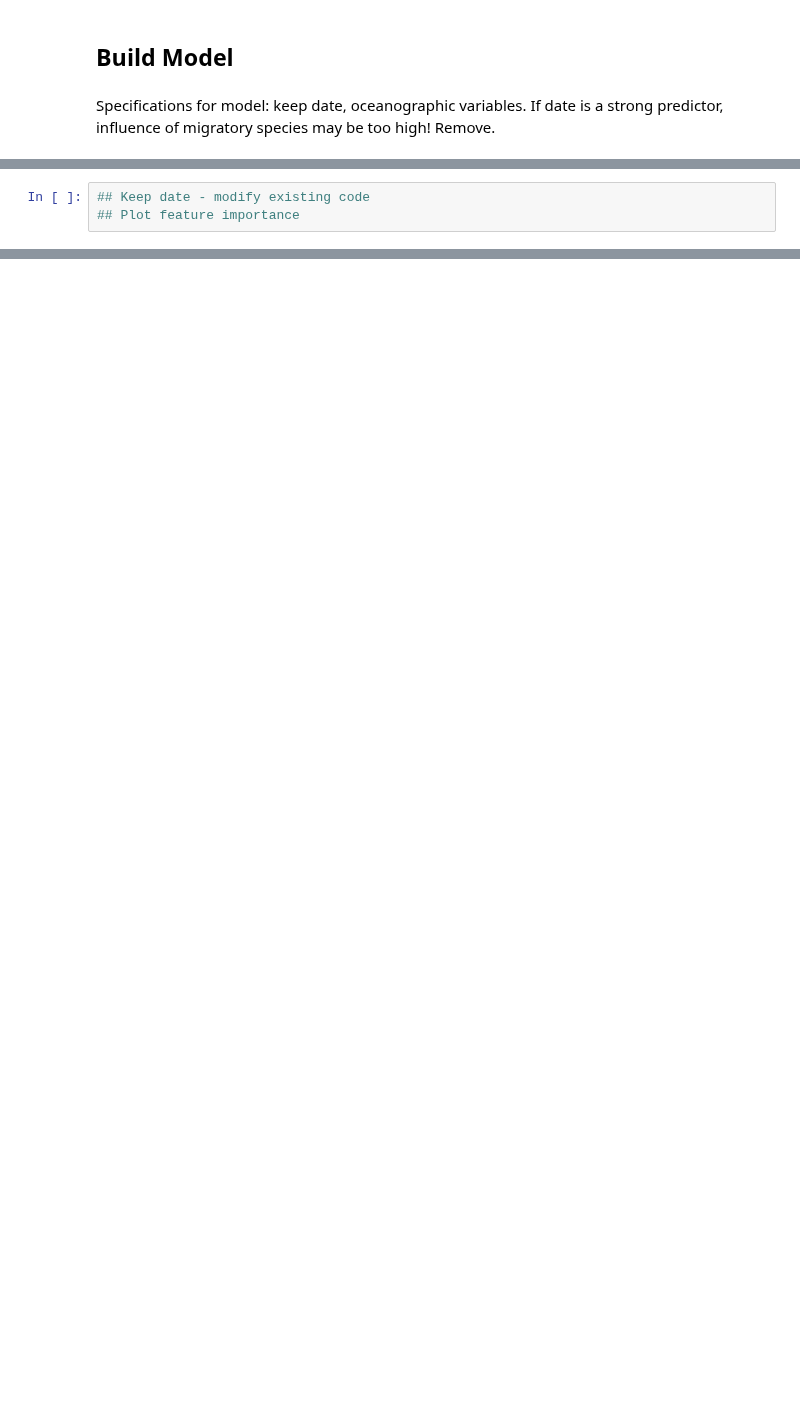
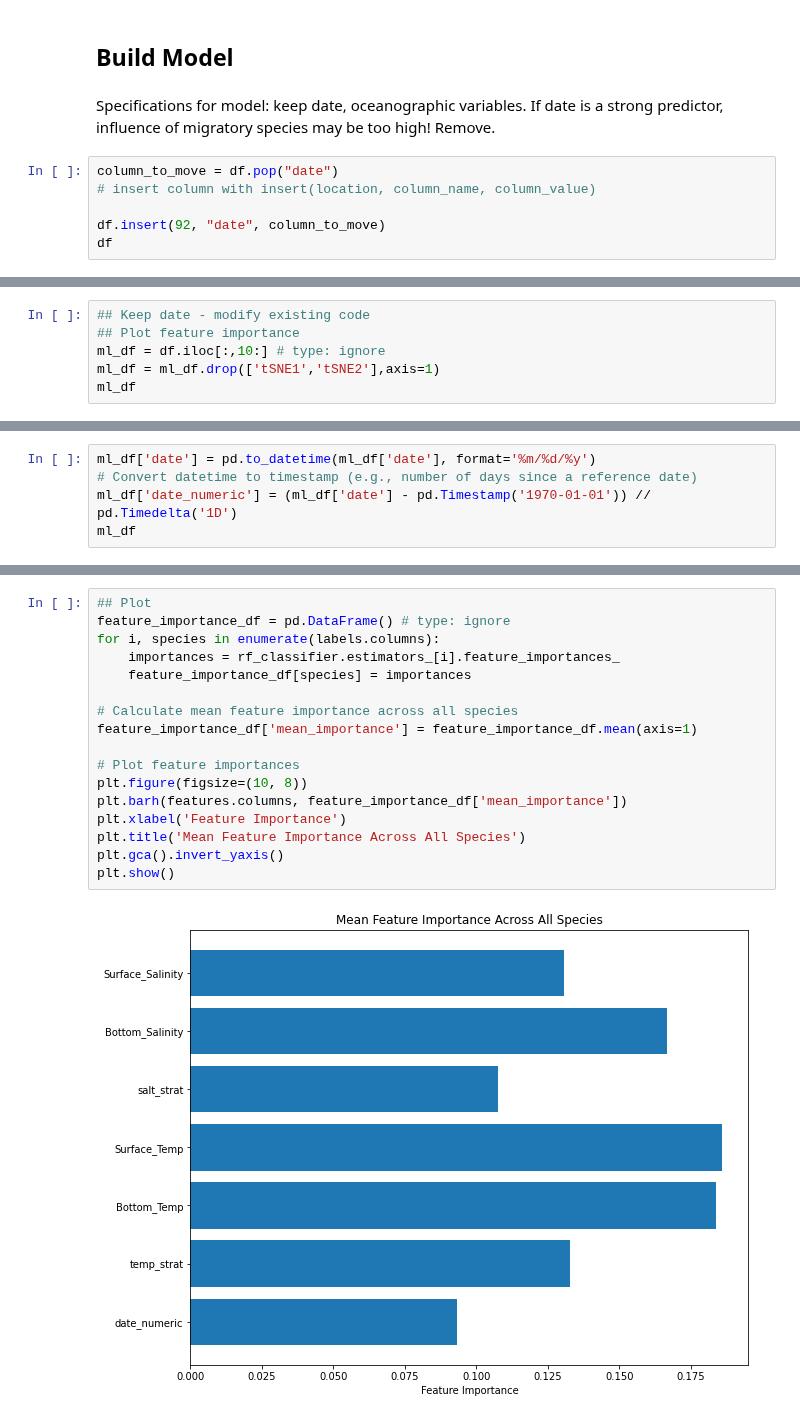
Before and after one commit to henrysun9074/fishics, a Jupyter notebook: models/q2a_joint.ipynb, the cells around one changed output, grey strips where cells are left out. Cells and saved outputs as stored; diff of their text form; blank space fills up the shorter version.

```diff
--- a/models/q2a_joint.ipynb
+++ b/models/q2a_joint.ipynb
@@ -94,3 +94,9 @@ plt.show()
 # %% [markdown]
 Specifications for model: keep date, oceanographic variables.
 If date is a strong predictor, influence of migratory species may be too high! Remove.
+# %%
+column_to_move = df.pop("date")
+# insert column with insert(location, column_name, column_value)
+
+df.insert(92, "date", column_to_move)
+df
@@ -97,3 +117,6 @@ If date is a strong predictor, influence of migratory species may be too high! R
 # %%
 ## Keep date - modify existing code
 ## Plot feature importance
+ml_df = df.iloc[:,10:] # type: ignore
+ml_df = ml_df.drop(['tSNE1','tSNE2'],axis=1)
+ml_df
@@ -99,0 +137,5 @@ If date is a strong predictor, influence of migratory species may be too high! R
+# %%
+ml_df['date'] = pd.to_datetime(ml_df['date'], format='%m/%d/%y')
+# Convert datetime to timestamp (e.g., number of days since a reference date)
+ml_df['date_numeric'] = (ml_df['date'] - pd.Timestamp('1970-01-01')) // pd.Timedelta('1D')
+ml_df
@@ -99,0 +231,19 @@ If date is a strong predictor, influence of migratory species may be too high! R
+# %%
+## Plot
+feature_importance_df = pd.DataFrame() # type: ignore
+for i, species in enumerate(labels.columns):
+    importances = rf_classifier.estimators_[i].feature_importances_
+    feature_importance_df[species] = importances
+
+# Calculate mean feature importance across all species
+feature_importance_df['mean_importance'] = feature_importance_df.mean(axis=1)
+
+# Plot feature importances
+plt.figure(figsize=(10, 8))
+plt.barh(features.columns, feature_importance_df['mean_importance'])
+plt.xlabel('Feature Importance')
+plt.title('Mean Feature Importance Across All Species')
+plt.gca().invert_yaxis()
+plt.show()
+# %% [output]
+[figure, added]
```
Also changed, not shown: parts of 15 cells of this notebook.
